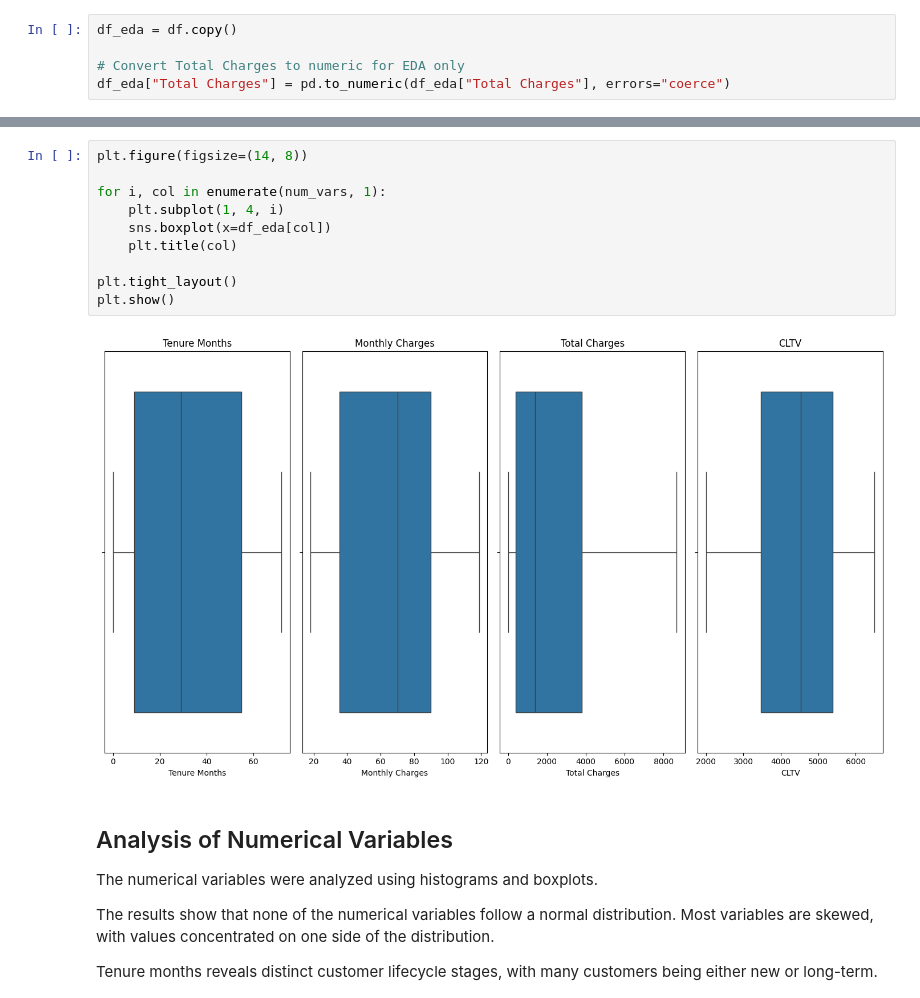
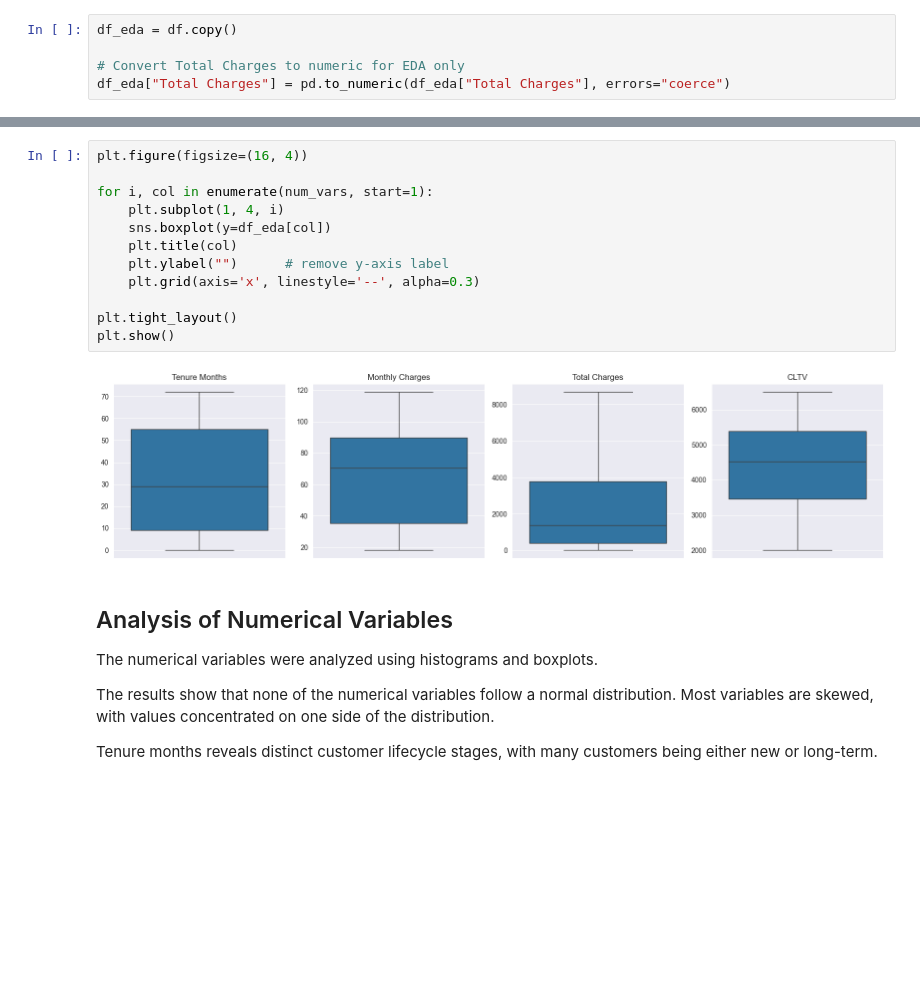
Before and after one commit to AdrienDuval/Customer-Churn-Analysis-and-Segmentation-in-a-Telecom, a Jupyter notebook: notebooks/01_eda.ipynb, the cells around one changed output, grey strips where cells are left out. Saved outputs shown, nothing was run; the diff lists cells and outputs as text; blank space fills up the shorter version.

```diff
--- a/notebooks/01_eda.ipynb
+++ b/notebooks/01_eda.ipynb
@@ -174,15 +174,17 @@ plt.show()
 # %%
-plt.figure(figsize=(14, 8))
+plt.figure(figsize=(16, 4))
 
-for i, col in enumerate(num_vars, 1):
+for i, col in enumerate(num_vars, start=1):
     plt.subplot(1, 4, i)
-    sns.boxplot(x=df_eda[col])
+    sns.boxplot(y=df_eda[col])
     plt.title(col)
+    plt.ylabel("")      # remove y-axis label
+    plt.grid(axis='x', linestyle='--', alpha=0.3)
 
 plt.tight_layout()
 plt.show()
 # %% [output]
-[figure, old version]
+[figure, new version]
 # %% [markdown]
 ## Analysis of Numerical Variables
 
```
Also changed, not shown: parts of 6 cells of this notebook, 4 other files.
